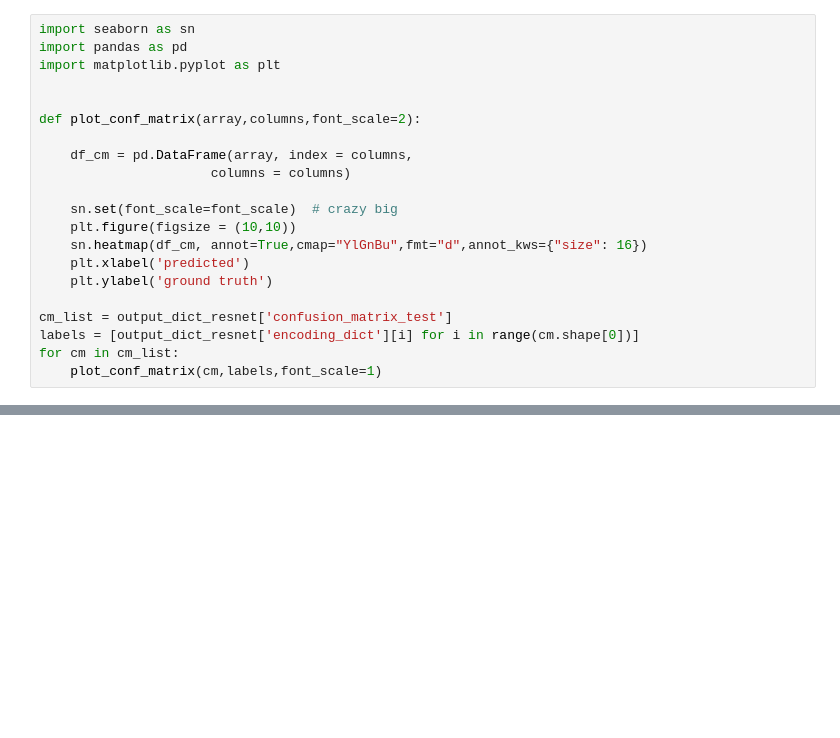
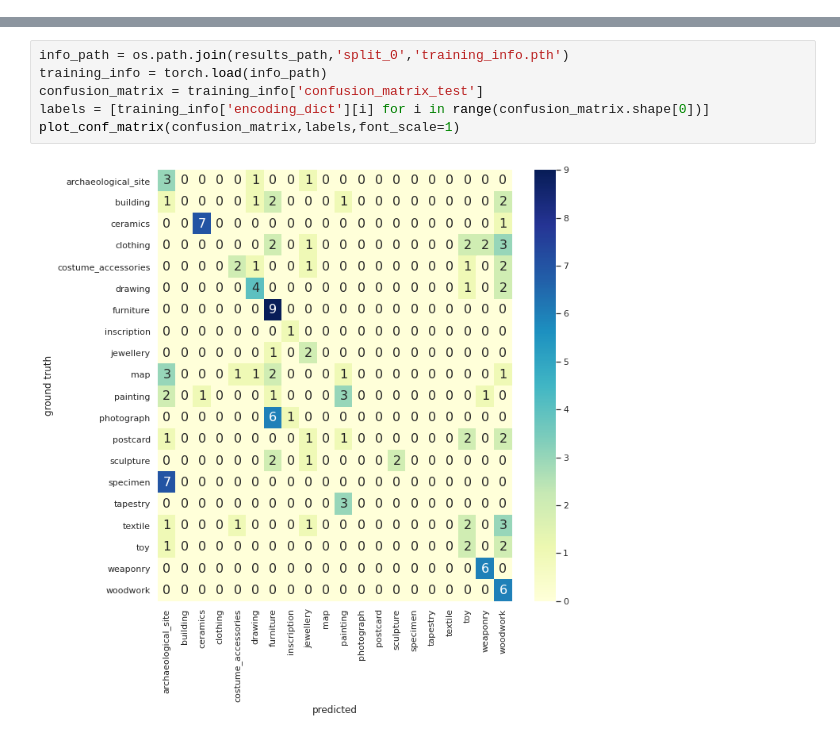
Before and after one commit to europeana/rd-img-classification-pilot, a Jupyter notebook: notebooks/model_summary.ipynb, the cells around one changed output, grey strips where cells are left out. Cells and saved outputs as stored; diff of their text form; blank space fills up the shorter version.

```diff
--- a/notebooks/model_summary.ipynb
+++ b/notebooks/model_summary.ipynb
@@ -319,21 +3,0 @@ specificity: 0.992 +- 0.000
-# %%
-import seaborn as sn
-import pandas as pd
-import matplotlib.pyplot as plt
-
-
-def plot_conf_matrix(array,columns,font_scale=2):
-
-    df_cm = pd.DataFrame(array, index = columns,
-                      columns = columns)
-
-    sn.set(font_scale=font_scale)  # crazy big
-    plt.figure(figsize = (10,10))
-    sn.heatmap(df_cm, annot=True,cmap="YlGnBu",fmt="d",annot_kws={"size": 16})
-    plt.xlabel('predicted')
-    plt.ylabel('ground truth')
-
-cm_list = output_dict_resnet['confusion_matrix_test']
-labels = [output_dict_resnet['encoding_dict'][i] for i in range(cm.shape[0])]
-for cm in cm_list:
-    plot_conf_matrix(cm,labels,font_scale=1)
@@ -630,0 +33,8 @@ for i,cm in enumerate(cm_list):
+# %%
+info_path = os.path.join(results_path,'split_0','training_info.pth')
+training_info = torch.load(info_path)
+confusion_matrix = training_info['confusion_matrix_test']
+labels = [training_info['encoding_dict'][i] for i in range(confusion_matrix.shape[0])]
+plot_conf_matrix(confusion_matrix,labels,font_scale=1)
+# %% [output]
+[figure, added]
```
Also changed, not shown: parts of 14 cells of this notebook, 2 other files.
